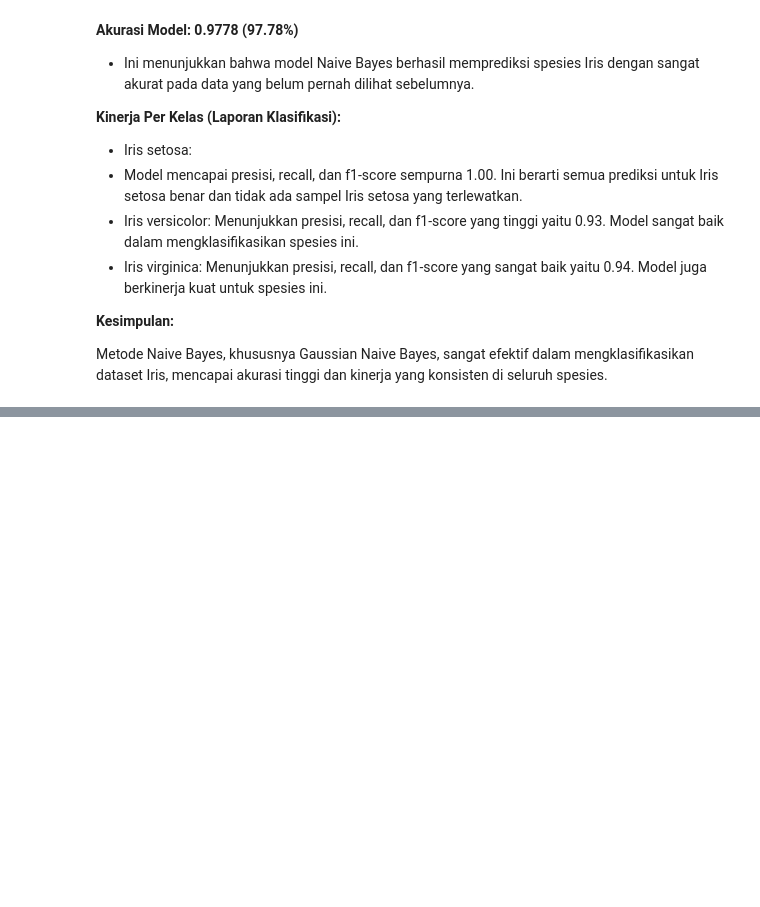
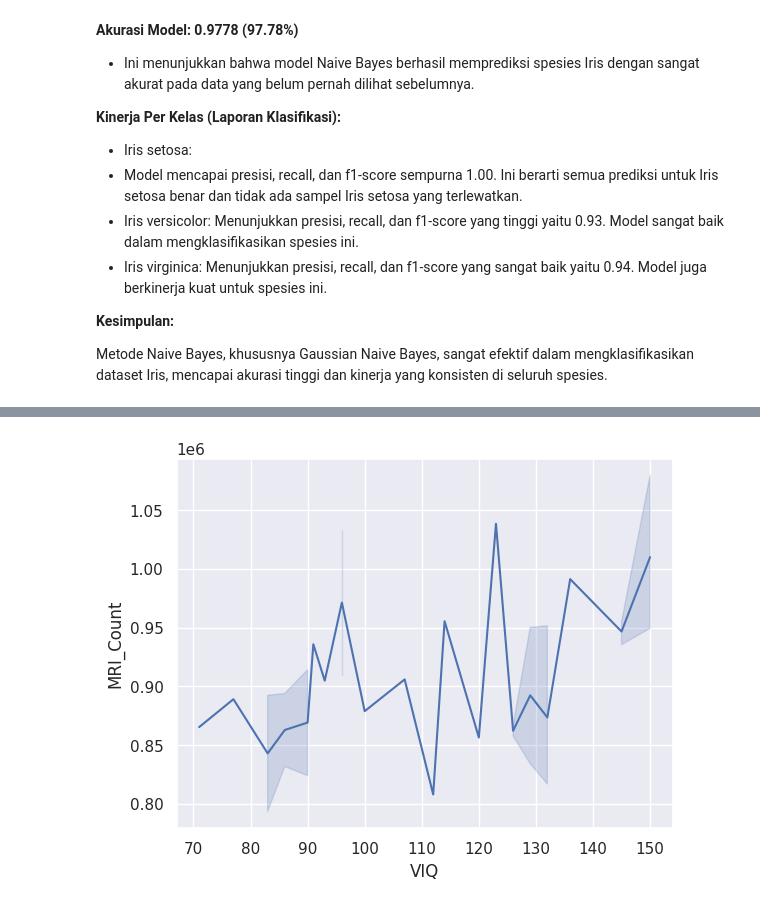
Before and after one commit to kristoowae/Portofolio-Google_Notebook, a Jupyter notebook: PRAKBDA.ipynb, the cells around one changed output, grey strips where cells are left out. Cells and saved outputs as stored; diff of their text form; code cells hidden in the pictures; blank space fills up the shorter version.

```diff
--- a/PRAKBDA.ipynb
+++ b/PRAKBDA.ipynb
@@ -2137,0 +2296,4 @@ Metode Naive Bayes, khususnya Gaussian Naive Bayes, sangat efektif dalam mengkla
+# %%
+ay = sns.lineplot(x='VIQ', y='MRI_Count', data=df)
+# %% [output]
+[figure, added]
```
Also changed, not shown: parts of 62 cells of this notebook.
